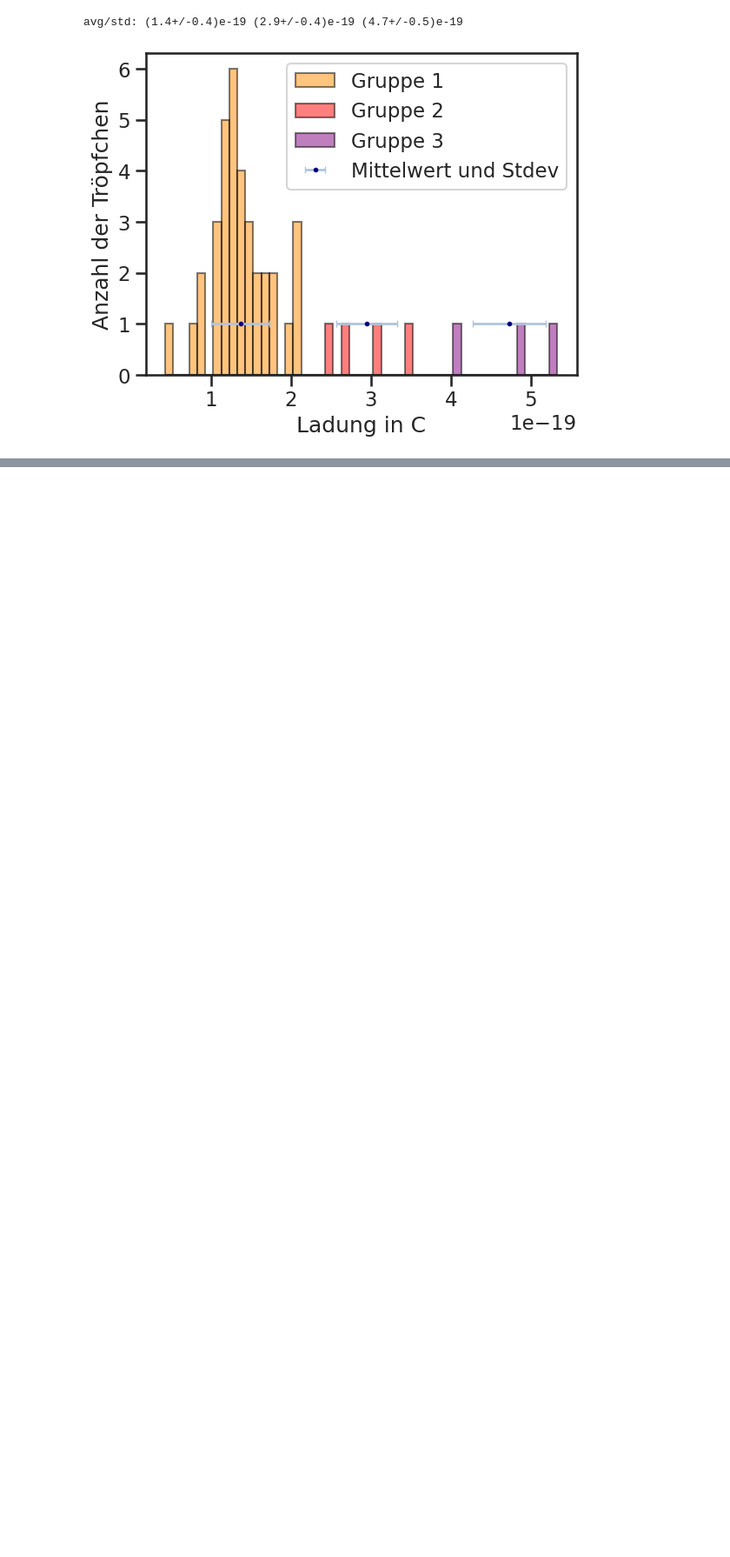
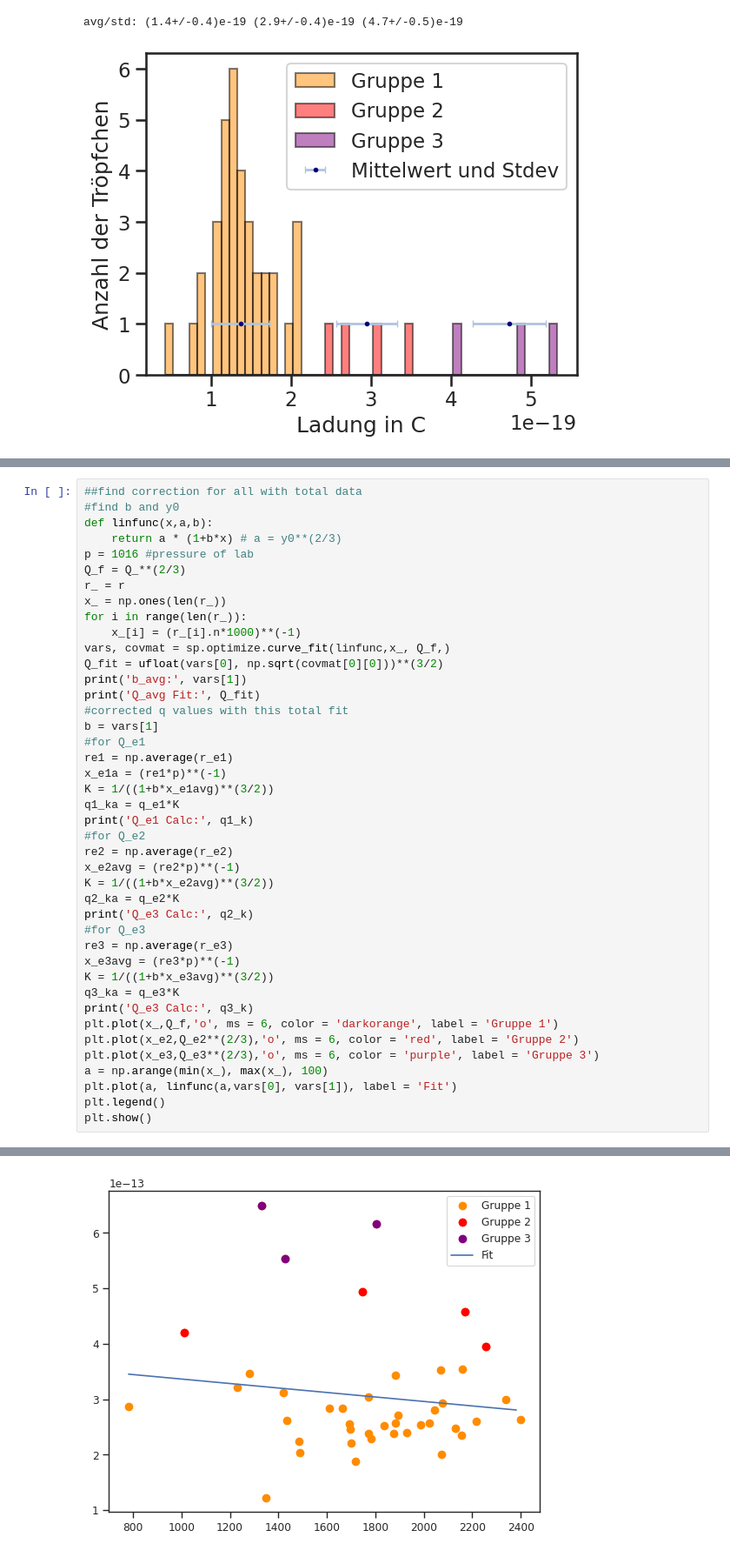
Before and after one commit to KemalOenen/Grundpraktikum2_Gruppe1_SS23, a Jupyter notebook: Versuch8/Milikan.ipynb, the cells around one changed output, grey strips where cells are left out. Shown: that part at 87% size. Saved outputs shown, nothing was run; the diff lists cells and outputs as text; blank space fills up the shorter version.

```diff
--- a/Versuch8/Milikan.ipynb
+++ b/Versuch8/Milikan.ipynb
@@ -305,0 +328,43 @@ plt.show()
+# %%
+##find correction for all with total data
+#find b and y0
+def linfunc(x,a,b):
+    return a * (1+b*x) # a = y0**(2/3)
+p = 1016 #pressure of lab
+Q_f = Q_**(2/3)
+r_ = r
+x_ = np.ones(len(r_))
+for i in range(len(r_)):
+    x_[i] = (r_[i].n*1000)**(-1)
+vars, covmat = sp.optimize.curve_fit(linfunc,x_, Q_f,)
+Q_fit = ufloat(vars[0], np.sqrt(covmat[0][0]))**(3/2)
+print('b_avg:', vars[1])
+print('Q_avg Fit:', Q_fit)
+#corrected q values with this total fit
+b = vars[1]
+#for Q_e1
+re1 = np.average(r_e1)
+x_e1a = (re1*p)**(-1)
+K = 1/((1+b*x_e1avg)**(3/2))
+q1_ka = q_e1*K
+print('Q_e1 Calc:', q1_k)
+#for Q_e2
+re2 = np.average(r_e2)
+x_e2avg = (re2*p)**(-1)
+K = 1/((1+b*x_e2avg)**(3/2))
+q2_ka = q_e2*K
+print('Q_e3 Calc:', q2_k)
+#for Q_e3
+re3 = np.average(r_e3)
+x_e3avg = (re3*p)**(-1)
+K = 1/((1+b*x_e3avg)**(3/2))
+q3_ka = q_e3*K
+print('Q_e3 Calc:', q3_k)
+plt.plot(x_,Q_f,'o', ms = 6, color = 'darkorange', label = 'Gruppe 1')
+plt.plot(x_e2,Q_e2**(2/3),'o', ms = 6, color = 'red', label = 'Gruppe 2')
+plt.plot(x_e3,Q_e3**(2/3),'o', ms = 6, color = 'purple', label = 'Gruppe 3')
+a = np.arange(min(x_), max(x_), 100)
+plt.plot(a, linfunc(a,vars[0], vars[1]), label = 'Fit')
+plt.legend()
+plt.show()
+# %% [output]
@@ -305,0 +376 @@ plt.show()
+[figure, added]
```
Also changed, not shown: parts of 8 cells of this notebook.
